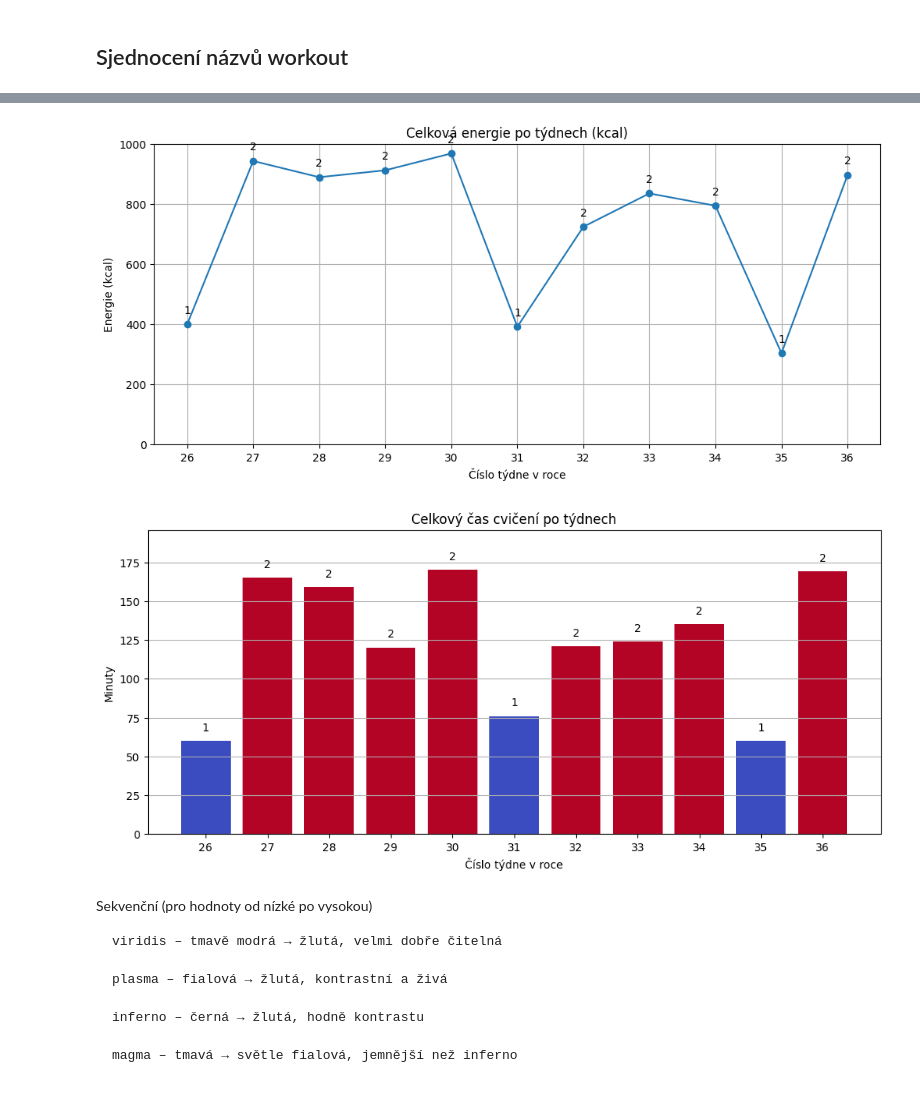
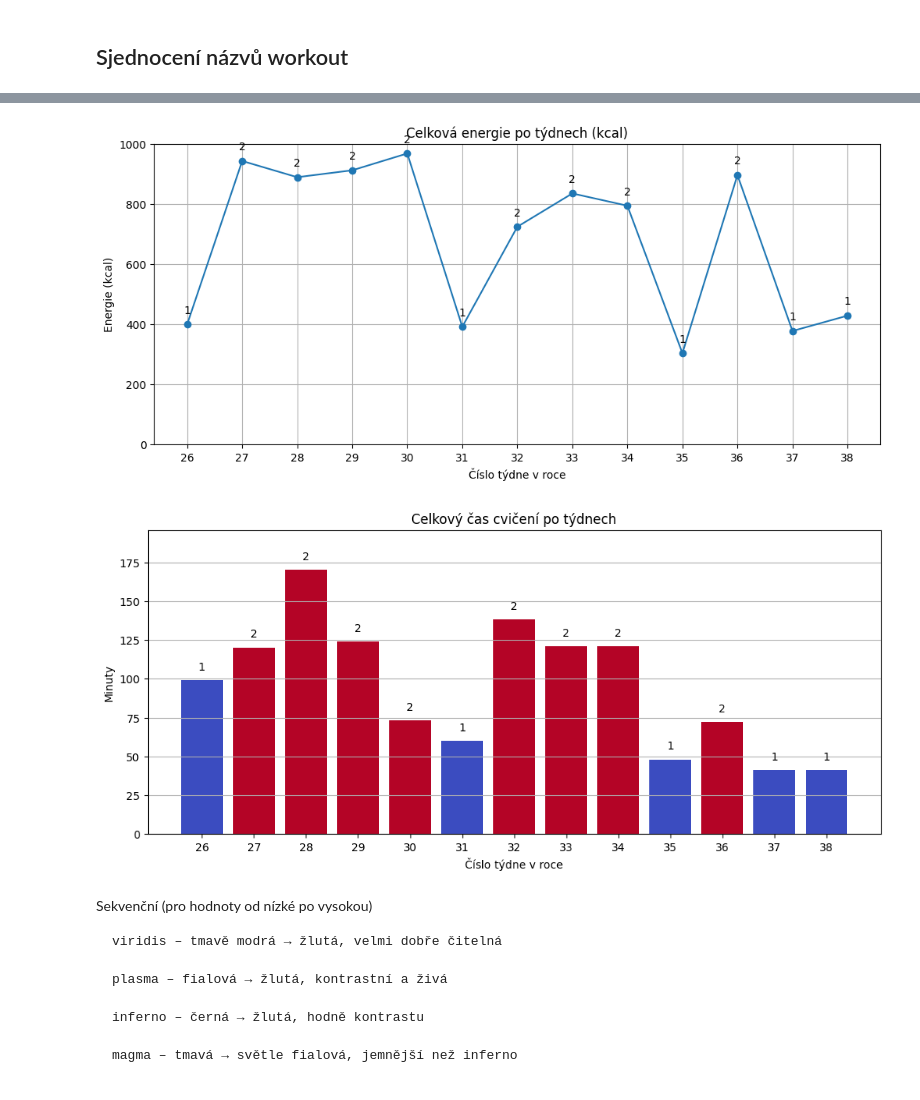
Before and after one commit to MarekCoderslab/TOPFIT, a Jupyter notebook: TOPFit_workout.ipynb, the cells around one changed output, grey strips where cells are left out. Drawn from its saved outputs; the diff is of its cells as text; code cells hidden in the pictures.

```diff
--- a/TOPFit_workout.ipynb
+++ b/TOPFit_workout.ipynb
@@ -264,17 +261,3 @@ print(df)
 # cmd - shift - /
 # %% [markdown]
 ## Sjednocení názvů workout
-# %%
-# Sjednocení názvů lekcí
-def normalize_summary(text: str) -> str:
-    text = text.strip().upper()
-    if text.startswith("ZRT"):
-        return "ZRT"
-    elif text.startswith("PB"):
-        return "PB"
-    elif text.startswith("NOHY"):
-        return "NOHY"
-    else:
-        return text  # fallback, pokud by bylo něco jiného
-
-df["summary_norm"] = df["summary"].apply(normalize_summary)
@@ -283,10 +349,10 @@ import matplotlib.pyplot as plt
 import pandas as pd
 
 # Měsíc jako perioda
-df["month"] = pd.to_datetime(df["date"]).dt.to_period("M")
+df_exploded["month"] = pd.to_datetime(df_exploded["date"]).dt.to_period("M")
 
 # Součet energie za kombinaci měsíc × summary
-energy_sum = df.groupby(["month", "summary"])["energy"].sum().unstack(fill_value=0)
+energy_sum = df_exploded.groupby(["month", "summary_norm"])["energy_per_category"].sum().unstack(fill_value=0)
 
 # Graf – stacked bar chart
 energy_sum.plot(kind="bar", stacked=True, figsize=(12,6))
@@ -357,7 +443,7 @@ import numpy as np
 import pandas as pd
 
 # jistota: ISO týden jako int
-df["week"] = pd.to_datetime(df["date"]).dt.isocalendar().week.astype(int)
+df_exploded["week"] = pd.to_datetime(df["date"]).dt.isocalendar().week.astype(int)
 
 # kompletní rozsah týdnů (v rámci dat v df)
 all_weeks = pd.RangeIndex(df["week"].min(), df["week"].max() + 1)
@@ -393,7 +479,7 @@ for week, value in weekly_energy.items():
 
 plt.show()
 # %% [output]
-[figure, old version]
+[figure, new version]
 # %%
 import matplotlib.pyplot as plt
 import matplotlib.cm as cm
@@ -401,7 +487,7 @@ import numpy as np
 import pandas as pd
 
 # --- jistota: vytvoř sloupec week jako int ---
-df["week"] = pd.to_datetime(df["date"]).dt.isocalendar().week.astype(int)
+df_exploded["week"] = pd.to_datetime(df["date"]).dt.isocalendar().week.astype(int)
 
 # kompletní rozsah týdnů (int list)
 start_week = int(df["week"].min())
@@ -410,7 +496,7 @@ all_weeks = list(range(start_week, end_week + 1))
 
 # součet minut (doba) po týdnech, přeuspořádaný podle all_weeks
 weekly_minutes = (
-    df.groupby("week", observed=True)["doba"]
+    df_exploded.groupby("week", observed=True)["doba_per_category"]
       .sum()
       .reindex(all_weeks, fill_value=0)
       .astype(float)
@@ -418,7 +504,7 @@ weekly_minutes = (
 
 # počet lekcí po týdnech (pro barvy / popisky)
 weekly_counts = (
-    df.groupby("week", observed=True)
+    df_exploded.groupby("week", observed=True)
       .size()
       .reindex(all_weeks, fill_value=0)
       .astype(int)
@@ -428,34 +514,34 @@ weekly_counts = (
 vmin = weekly_counts.min()
 vmax = weekly_counts.max()
 # zabrání dělení nulou, když jsou všechny hodnoty stejné
 if vmin == vmax:
     norm = plt.Normalize(vmin - 1, vmax + 1)
 else:
     norm = plt.Normalize(vmin, vmax)
 cmap = cm.get_cmap("coolwarm")   # nebo "viridis", "plasma" atd.
 colors = cmap(norm(weekly_counts.values))
 
 # --- vykreslení ---
 fig, ax = plt.subplots(figsize=(12, 5))
 x = np.arange(len(all_weeks))  # pozice na ose x
 
 bars = ax.bar(x, weekly_minutes.values, color=colors)
 ax.set_ylim(0, max(130, weekly_minutes.max() * 1.15))  # minimální max 130, nebo dynamické
 ax.set_title("Celkový čas cvičení po týdnech")
 ax.set_xlabel("Číslo týdne v roce")
 ax.set_ylabel("Minuty")
 ax.set_xticks(x)
 ax.set_xticklabels(all_weeks, rotation=0)
 ax.grid(axis="y")
 
 # přidání počtu lekcí nad sloupce
 offset = max(1, weekly_minutes.max() * 0.03)
 for i, (val, cnt) in enumerate(zip(weekly_minutes.values, weekly_counts.values)):
     ax.text(i, val + offset, str(int(cnt)), ha='center', va='bottom')
 
 plt.show()
 # %% [output]
-[figure, old version]
+[figure, new version]
 # %% [markdown]
 Sekvenční (pro hodnoty od nízké po vysokou)
 
```
Also changed, not shown: parts of 8 cells of this notebook, 2 other files.
